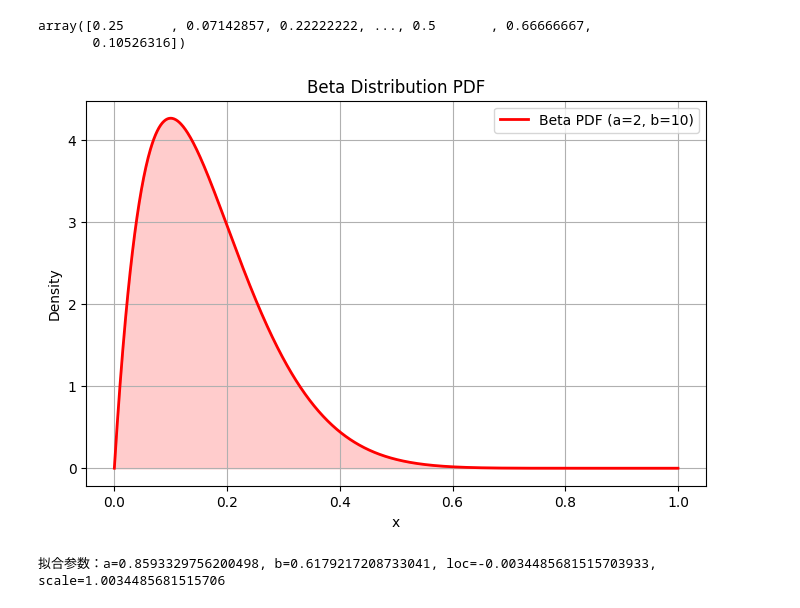
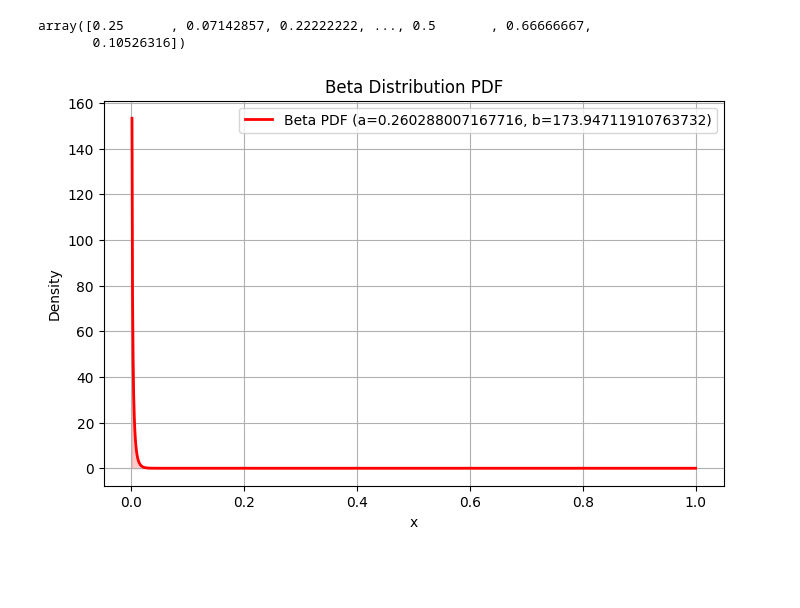
Before and after one commit to QunATCG/scMutrace, a Jupyter notebook: scMutrace_perfermance.ipynb, the cells around one changed output. Drawn from its saved outputs; the diff is of its cells as text; code cells hidden in the pictures; blank space fills up the shorter version.

```diff
--- a/scMutrace_perfermance.ipynb
+++ b/scMutrace_perfermance.ipynb
@@ -201,25 +201,25 @@ array([0.25      , 0.07142857, 0.22222222, ..., 0.5       , 0.66666667,
 # %%
 import numpy as np
 import matplotlib.pyplot as plt
 from scipy.stats import beta
 
 # 定义 Beta 分布的参数
-a, b = 2, 10
+a, b = 0.260288007167716, 173.94711910763732
 
 # 定义 x 范围
 x = np.linspace(0, 1, 1000)
 # 计算 PDF
 pdf = beta.pdf(x, a, b)
 
 # 绘制图形
 plt.figure(figsize=(8, 5))
 plt.plot(x, pdf, 'r-', lw=2, label=f'Beta PDF (a={a}, b={b})')
 plt.fill_between(x, pdf, alpha=0.2, color='red')
 plt.title('Beta Distribution PDF')
 plt.xlabel('x')
 plt.ylabel('Density')
 plt.legend()
 plt.grid(True)
 plt.show()
 # %% [output]
-[figure, old version]
+[figure, new version]
@@ -250,14 +225,0 @@ plt.show()
-# %%
-import numpy as np
-import matplotlib.pyplot as plt
-from scipy.stats import beta, kstest
-
-# 假设你的数据是 data
-data = data_altCellNumFreOneSite
-
-# 拟合 Beta 分布
-a, b, loc, scale = beta.fit(data)
-
-print(f'拟合参数：a={a}, b={b}, loc={loc}, scale={scale}')
-# %% [output]
-拟合参数：a=0.8593329756200498, b=0.6179217208733041, loc=-0.0034485681515703933, scale=1.0034485681515706
```
Also changed, not shown: parts of 4 cells of this notebook.
